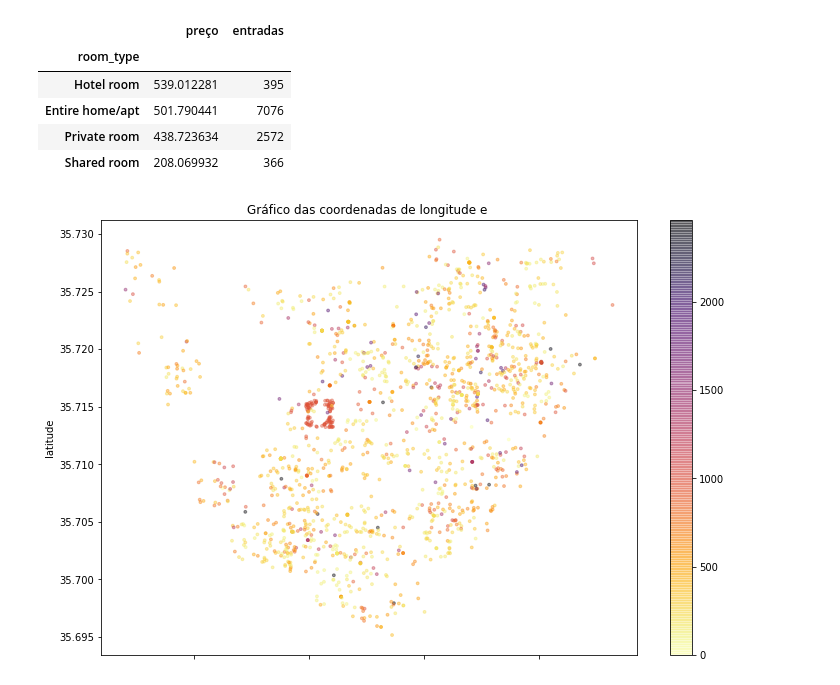
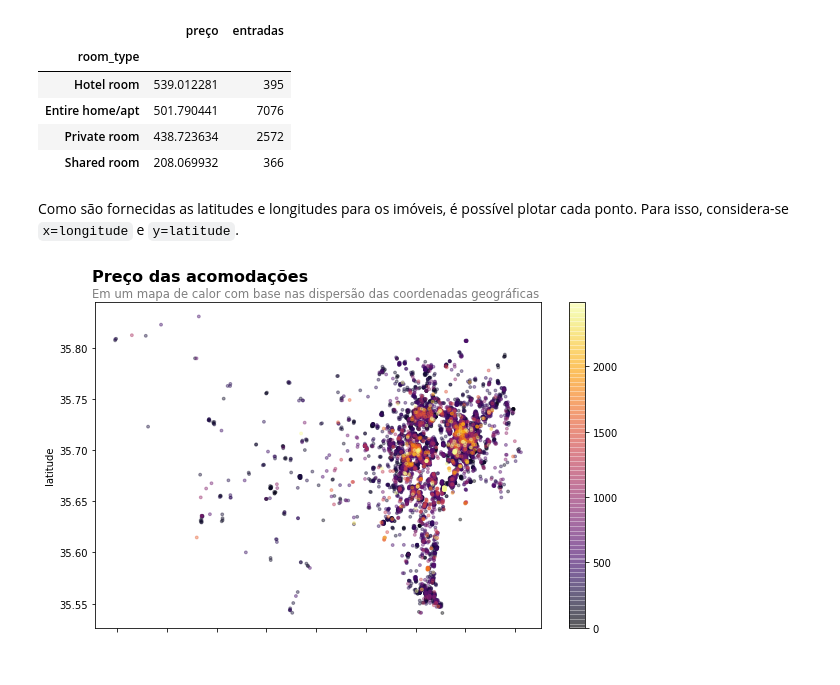
Before and after one commit to douglascdsantos/data_science, a Jupyter notebook: projetos/analisando_os_dados_do_airbnb_(tokyo)/notebook/Analisando_os_Dados_do_Airbnb_(Tokyo).ipynb, the cells around one changed output. Cells and saved outputs as stored; diff of their text form; code cells hidden in the pictures.

Commit message:
add gráfico de dispersão e conclusão

```diff
--- a/projetos/analisando_os_dados_do_airbnb_(tokyo)/notebook/Analisando_os_Dados_do_Airbnb_(Tokyo).ipynb
+++ b/projetos/analisando_os_dados_do_airbnb_(tokyo)/notebook/Analisando_os_Dados_do_Airbnb_(Tokyo).ipynb
@@ -377,17 +386,26 @@ df_clean.groupby(['room_type']).agg({'price': 'mean', 'room_type': 'count'}).ren
 | Entire home/apt | 501.790441 | 7076 |
 | Private room | 438.723634 | 2572 |
 | Shared room | 208.069932 | 366 |
-# %%
-# plotar os imóveis pela latitude-longitude
-df_clean.query('neighbourhood == "Taito Ku"').plot(kind = 'scatter',
-            x = 'longitude',
-            y = 'latitude',
-            alpha = 0.4,
-            c = df_clean.query('neighbourhood == "Taito Ku"')['price'],
-            s=8,
-            cmap = 'inferno_r', figsize=(12,8))
-plt.title('Gráfico das coordenadas de longitude e ')
-plt.xlabel('Longitude')
-plt.show()
-# %% [output]
-[figure, removed]
+# %% [markdown]
+Como são fornecidas as latitudes e longitudes para os imóveis, é possível plotar cada ponto. Para isso, considera-se `x=longitude` e `y=latitude`.
+# %%
+# plotar os imóveis pela latitude-longitude e ordenados pela variável price para melhor visualização
+df_clean.sort_values(by='price',ascending = True).plot(kind = 'scatter',
+            x = 'longitude',
+            y = 'latitude',
+            alpha = 0.4,
+            c = df_clean.sort_values(by='price',ascending = True).price,
+            s=8,
+            cmap = 'inferno', figsize=(10,6))
+plt.text(139.05,35.865,
+         'Preço das acomodações',
+         fontsize = 16,
+         color = 'black',
+         weight = 'bold')
+plt.text(139.05,35.85,
+         'Em um mapa de calor com base nas dispersão das coordenadas geográficas',
+         fontsize = 11.6,
+         color = 'gray')
+plt.show()
+# %% [output]
+[figure, added]
```
Also changed, not shown: parts of 23 cells of this notebook.
